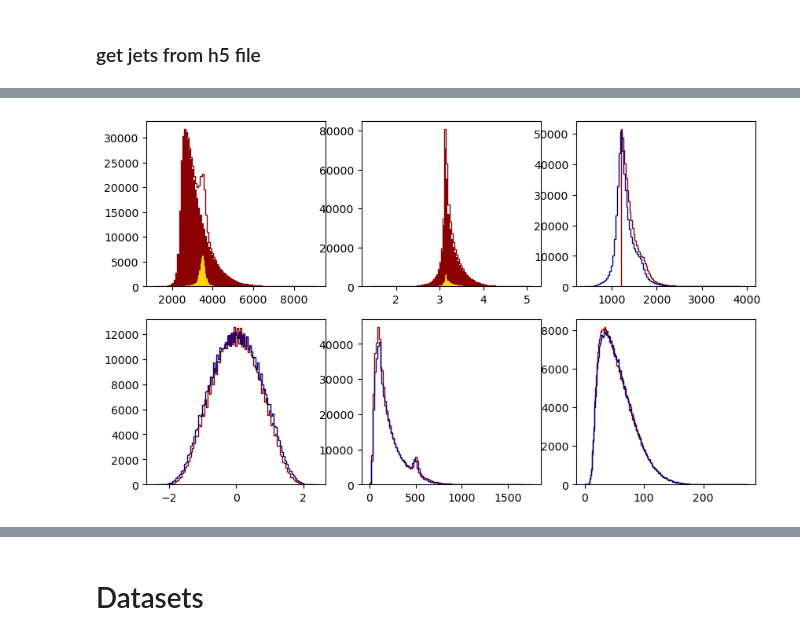
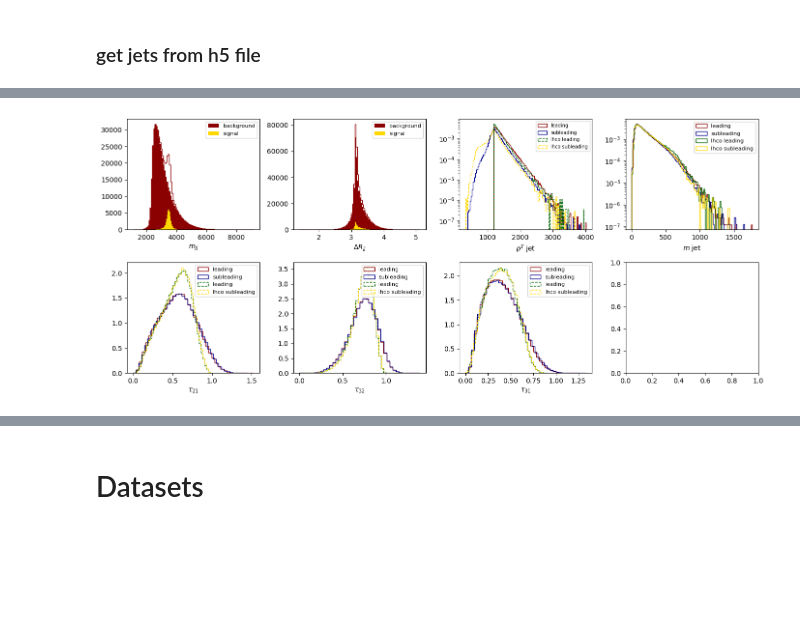
Before and after one commit to dfaroughy/DynGenModels, a Jupyter notebook: notebooks/LHCOlympics.ipynb, the cells around one changed output, grey strips where cells are left out. Cells and saved outputs as stored; diff of their text form; code cells hidden in the pictures; blank space fills up the shorter version.

```diff
--- a/notebooks/LHCOlympics.ipynb
+++ b/notebooks/LHCOlympics.ipynb
@@ -95,7 +190,13 @@ get_dijet_datasets(file='../data/LHCOlympics2020/events_anomalydetection.h5',
 # %% [markdown]
 ### get jets from h5 file
 # %%
-file = '../data/LHCOlympics2020/events_anomalydetection_dijets.h5'
+file = '../data/LHCOlympics2020/events_anomalydetection_dijets_high_level.h5'
 f = h5py.File(file, 'r')
 dijets = f['dijet features']
-particles = f['particle features']
+jets = f['jet features']
+# particles = f['particle features']
+# %%
+import pandas as pd
+file = '../data/LHCOlympics2020/events_anomalydetection_v2.features.h5'
+df = pd.read_hdf(file,  stop=1000000)
+print(df)
@@ -102,19 +221,64 @@ particles = f['particle features']
 # %%
-fig, axs = plt.subplots(2, 3, figsize=(10, 6))
+fig, axs = plt.subplots(2, 4, figsize=(14, 6))
+
+b = dijets[...,0]==0
+s = dijets[...,0]==1
+
 axs[0, 0].hist(dijets[...,1], bins=100, histtype='step', color='darkred')
-axs[0, 0].hist(dijets[...,1][dijets[...,0]==0], bins=100, histtype='stepfilled', color='darkred')
-axs[0, 0].hist(dijets[...,1][dijets[...,0]==1], bins=100, histtype='stepfilled', color='gold')
+axs[0, 0].hist(dijets[...,1][b], bins=100, histtype='stepfilled', color='darkred', label='background')
+axs[0, 0].hist(dijets[...,1][s], bins=100, histtype='stepfilled', color='gold', label='signal')
+axs[0, 0].set_xlabel(r'$m_{jj}$')
+axs[0, 0].legend(fontsize=8, loc='upper right')
+
 axs[0, 1].hist(dijets[...,2], bins=100, histtype='step', color='darkred')
-axs[0, 1].hist(dijets[...,2][dijets[...,0]==0], bins=100, histtype='stepfilled', color='darkred')
-axs[0, 1].hist(dijets[...,2][dijets[...,0]==1], bins=100, histtype='stepfilled', color='gold')
-axs[0, 2].hist(dijets[...,3], bins=100, histtype='step', color='darkred')
-axs[0, 2].hist(dijets[...,8], bins=100, histtype='step', color='darkblue')
-axs[1, 0].hist(dijets[...,4], bins=100, histtype='step', color='darkred')
-axs[1, 0].hist(dijets[...,9], bins=100, histtype='step', color='darkblue')
-axs[1, 1].hist(dijets[...,6], bins=100, histtype='step', color='darkred')
-axs[1, 1].hist(dijets[...,11], bins=100, histtype='step', color='darkblue')
-axs[1, 2].hist(dijets[...,7], bins=range(275), histtype='step', color='darkred')
-axs[1, 2].hist(dijets[...,12], bins=range(275), histtype='step', color='darkblue')
+axs[0, 1].hist(dijets[...,2][b], bins=100, histtype='stepfilled', color='darkred', label='background')
+axs[0, 1].hist(dijets[...,2][s], bins=100, histtype='stepfilled', color='gold', label='signal')
+axs[0, 1].set_xlabel(r'$\Delta R_{jj}$')
+axs[0, 1].legend(fontsize=8, loc='upper right')
+
+mask = jets[...,0]==0
+
+axs[0, 2].hist(np.sqrt(jets[...,1][mask]**2 + jets[...,2][mask]**2) , bins=100, histtype='step', color='darkred', label='leading', log=True, density=True)
+axs[0, 2].hist(np.sqrt(jets[...,9][mask]**2 + jets[...,10][mask]**2), bins=100, histtype='step', color='darkblue', label='subleading', log=True, density=True)
+axs[0, 2].hist(np.sqrt(df['pxj1']**2 + df['pyj1']**2), bins=100, histtype='step', color='darkgreen', ls='--', label='lhco leading', log=True, density=True)
+axs[0, 2].hist(np.sqrt(df['pxj2']**2 + df['pyj2']**2), bins=100, histtype='step', color='gold',ls='--',label='lhco subleading', log=True, density=True)
+axs[0, 2].set_xlabel(r'$p^T$ jet')
+axs[0, 2].legend(fontsize=7, loc='upper right')
+
+axs[0, 3].hist(jets[...,4][mask], bins=100, histtype='step', color='darkred', label='leading', log=True, density=True)
+axs[0, 3].hist(jets[...,12][mask], bins=100, histtype='step', color='darkblue', label='subleading', log=True, density=True)
+axs[0, 3].hist(df['mj1'], bins=100, histtype='step', color='darkgreen', label='lhco leading', log=True, density=True)
+axs[0, 3].hist(df['mj2'], bins=100, histtype='step', color='gold', label='lhco subleading', log=True, density=True)
+axs[0, 3].set_xlabel(r'$m$ jet')
+axs[0, 3].legend(fontsize=8, loc='upper right')
+
+axs[1, 0].hist(jets[...,6][mask]/jets[...,5][mask], bins=40, histtype='step', color='darkred', label='leading', density=True)
+axs[1, 0].hist(jets[...,14][mask]/jets[...,13][mask], bins=40, histtype='step', color='darkblue', label='subleading', density=True)
+axs[1, 0].hist(df['tau2j1']/df['tau1j1'], bins=40, histtype='step', color='darkgreen', ls='--', label='leading', density=True)
+axs[1, 0].hist(df['tau2j2']/df['tau1j2'], bins=40, histtype='step', color='gold',ls='--',label='lhco subleading', density=True)
+axs[1, 0].set_xlabel(r'$\tau_{21}$')
+axs[1, 0].legend(fontsize=8, loc='upper right')
+
+axs[1, 1].hist(jets[...,7][mask]/jets[...,6][mask], bins=40, histtype='step', color='darkred', label='leading', density=True)
+axs[1, 1].hist(jets[...,15][mask]/jets[...,14][mask], bins=40, histtype='step', color='darkblue', label='subleading', density=True)
+axs[1, 1].hist(df['tau3j1']/df['tau2j1'], bins=40, histtype='step', color='darkgreen', ls='--', label='leading', density=True)
+axs[1, 1].hist(df['tau3j2']/df['tau2j2'], bins=40, histtype='step', color='gold',ls='--',label='lhco subleading', density=True)
+axs[1, 1].set_xlabel(r'$\tau_{32}$')
+axs[1, 1].legend(fontsize=8, loc='upper right')
+
+axs[1, 2].hist(jets[...,7][mask]/jets[...,5][mask], bins=40, histtype='step', color='darkred', label='leading', density=True)
+axs[1, 2].hist(jets[...,15][mask]/jets[...,13][mask], bins=40, histtype='step', color='darkblue', label='subleading', density=True)
+axs[1, 2].hist(df['tau3j1']/df['tau1j1'], bins=40, histtype='step', color='darkgreen', ls='--', label='leading', density=True)
+axs[1, 2].hist(df['tau3j2']/df['tau1j2'], bins=40, histtype='step', color='gold',ls='--',label='lhco subleading', density=True)
+axs[1, 2].set_xlabel(r'$\tau_{31}$')
+axs[1, 2].legend(fontsize=8, loc='upper right')
+
+# axs[1, 3].hist(particles[...,0][particles[...,3]==1], bins=100, histtype='step', color='darkred', label='leading', log=True)
+# axs[1, 3].hist(particles[...,4][particles[...,-1]==1], bins=100, histtype='step', color='darkblue', label='subleading', log=True)
+# axs[1, 3].set_xlabel(r'$p^T_{rel}$ constituents')
+# axs[1, 3].legend(fontsize=8, loc='upper right')
+
+plt.tight_layout()
 plt.show()
 # %% [output]
-[figure, old version]
+[figure, new version]
```
Also changed, not shown: parts of 15 cells of this notebook, 12 other files.
